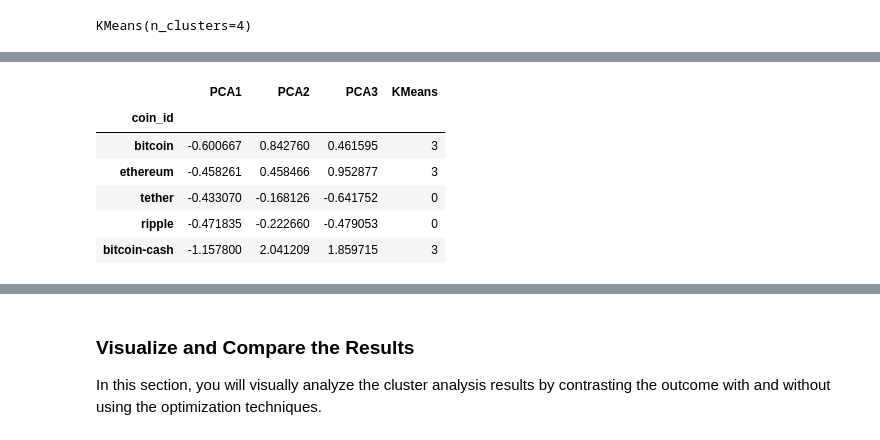
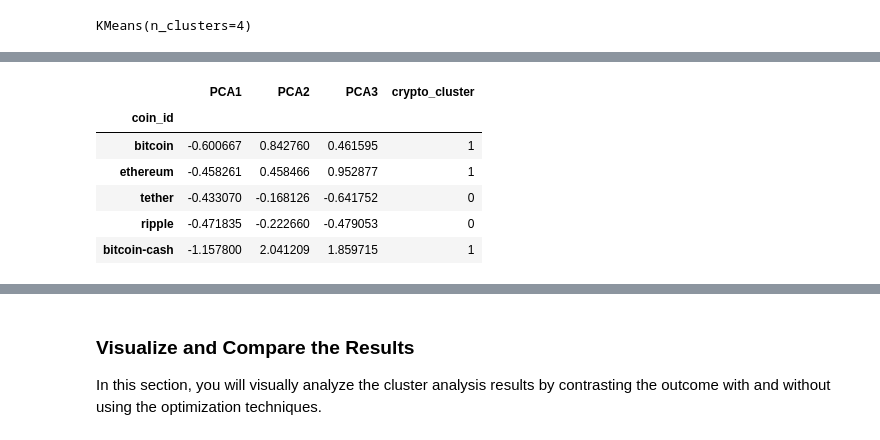
Before and after one commit to natalieannas/CryptoClustering, a Jupyter notebook: Crypto_Clustering.ipynb, the cells around one changed output, grey strips where cells are left out. Cells and saved outputs as stored; diff of their text form; code cells hidden in the pictures.

```diff
--- a/Crypto_Clustering.ipynb
+++ b/Crypto_Clustering.ipynb
@@ -310,20 +311,20 @@ print(predict_2)
 # %%
 # Create a copy of the scaled PCA DataFrame
 df_market_data_scaled_pca_predict=df_market_data_scaled_pca.copy()
 
 # Add a new column to the copy of the PCA DataFrame with the predicted clusters
-df_market_data_scaled_pca_predict['KMeans']=predict_2
+df_market_data_scaled_pca_predict['crypto_cluster']=predict_2
 
 # Display the copy of the scaled PCA DataFrame
 df_market_data_scaled_pca_predict.head()
 # %% [output]
-|  | PCA1 | PCA2 | PCA3 | KMeans |
+|  | PCA1 | PCA2 | PCA3 | crypto_cluster |
 | coin_id |  |  |  |  |
-| bitcoin | -0.600667 | 0.842760 | 0.461595 | 3 |
-| ethereum | -0.458261 | 0.458466 | 0.952877 | 3 |
+| bitcoin | -0.600667 | 0.842760 | 0.461595 | 1 |
+| ethereum | -0.458261 | 0.458466 | 0.952877 | 1 |
 | tether | -0.433070 | -0.168126 | -0.641752 | 0 |
 | ripple | -0.471835 | -0.222660 | -0.479053 | 0 |
-| bitcoin-cash | -1.157800 | 2.041209 | 1.859715 | 3 |
+| bitcoin-cash | -1.157800 | 2.041209 | 1.859715 | 1 |
 # %%
 # Create a scatter plot using hvPlot by setting
 # `x="PC1"` and `y="PC2"`.
```
Also changed, not shown: parts of 14 cells of this notebook.
